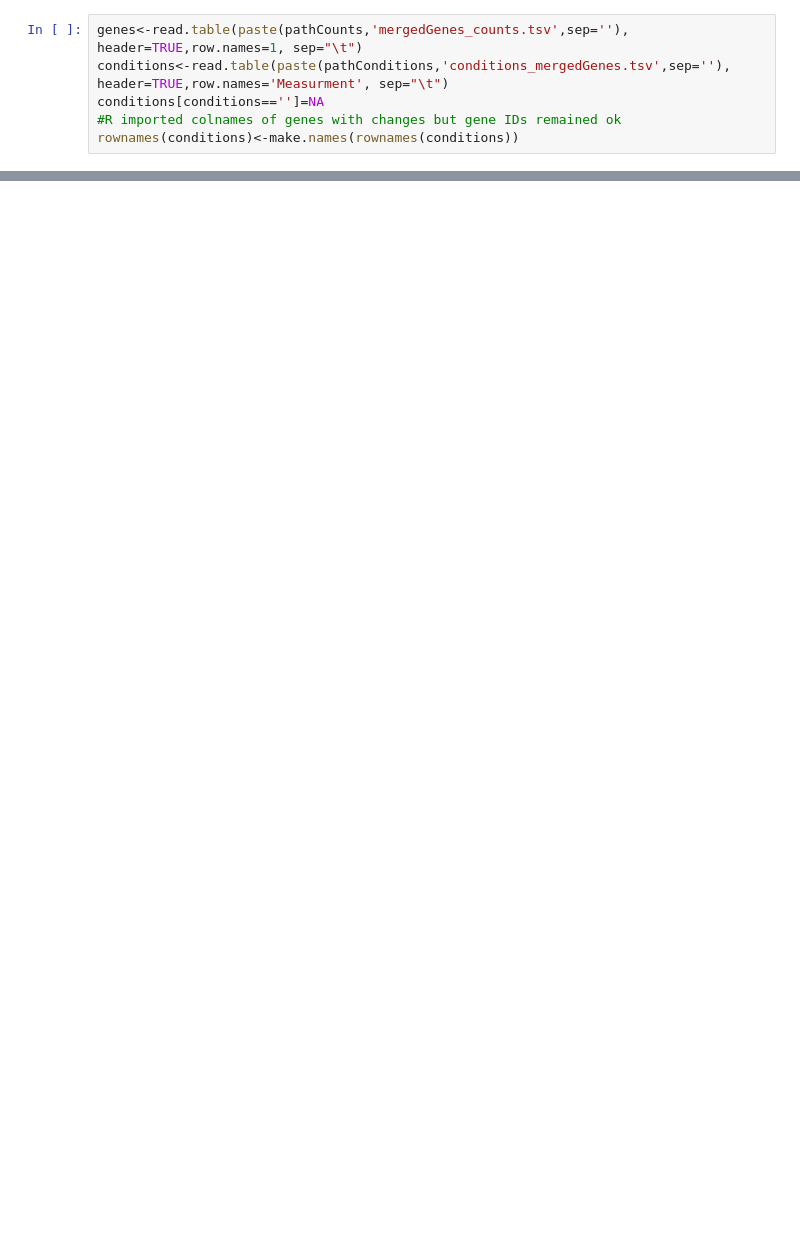
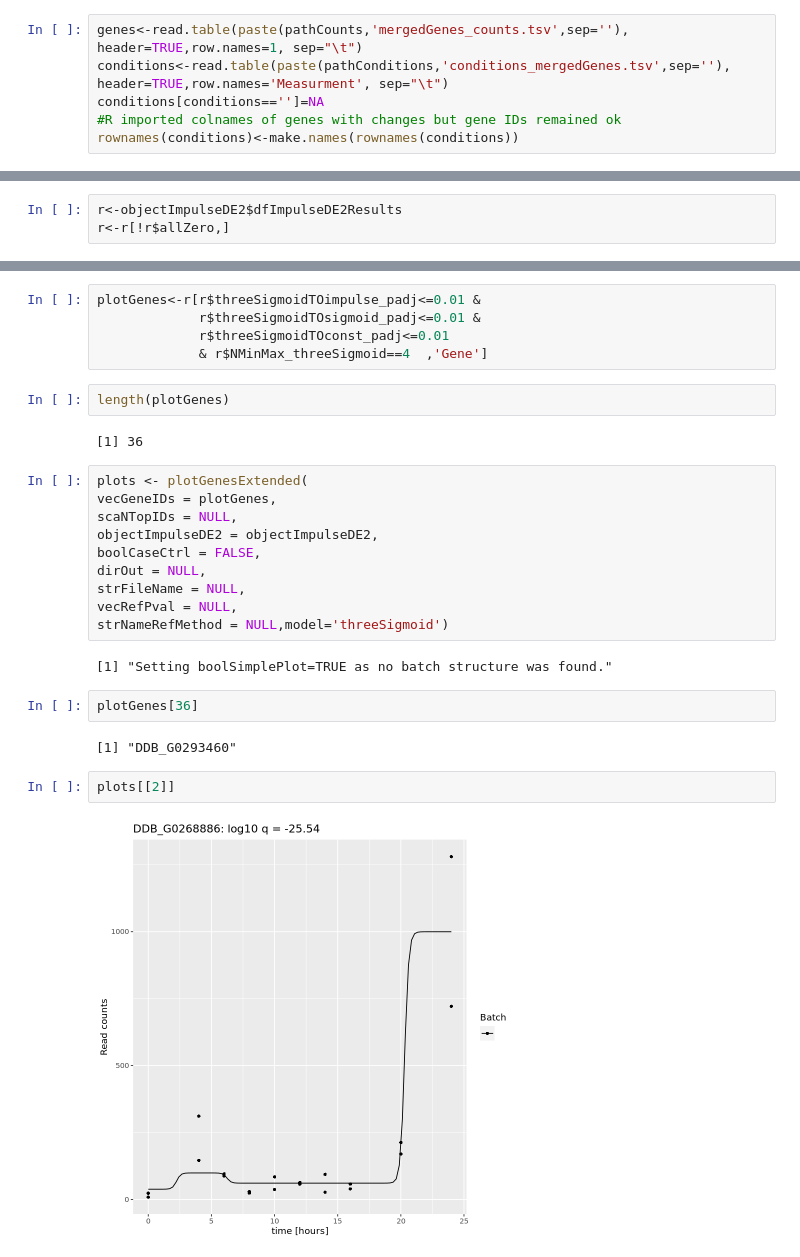
Before and after one commit to biolab/baylor-dicty, a Jupyter notebook: stages_DE/disag_genes_extendedImpulse.R.ipynb, the cells around one changed output, grey strips where cells are left out. Drawn from its saved outputs; the diff is of its cells as text; blank space fills up the shorter version.

```diff
--- a/stages_DE/disag_genes_extendedImpulse.R.ipynb
+++ b/stages_DE/disag_genes_extendedImpulse.R.ipynb
@@ -138,0 +111,3 @@ for(strain in c('tgrB1','tgrB1C1','tgrC1','gbfA')[1]){
+# %%
+r<-objectImpulseDE2$dfImpulseDE2Results
+r<-r[!r$allZero,]
@@ -138,0 +140,29 @@ for(strain in c('tgrB1','tgrB1C1','tgrC1','gbfA')[1]){
+# %%
+plotGenes<-r[r$threeSigmoidTOimpulse_padj<=0.01 &
+             r$threeSigmoidTOsigmoid_padj<=0.01 &
+             r$threeSigmoidTOconst_padj<=0.01
+             & r$NMinMax_threeSigmoid==4  ,'Gene']
+# %%
+length(plotGenes)
+# %% [output]
+[1] 36
+# %%
+plots <- plotGenesExtended(
+vecGeneIDs = plotGenes,
+scaNTopIDs = NULL,
+objectImpulseDE2 = objectImpulseDE2,
+boolCaseCtrl = FALSE,
+dirOut = NULL,
+strFileName = NULL,
+vecRefPval = NULL,
+strNameRefMethod = NULL,model='threeSigmoid')
+# %% [output]
+[1] "Setting boolSimplePlot=TRUE as no batch structure was found."
+# %%
+plotGenes[36]
+# %% [output]
+[1] "DDB_G0293460"
+# %%
+plots[[2]]
+# %% [output]
+[figure, added]
```
Also changed, not shown: parts of 48 cells of this notebook.
